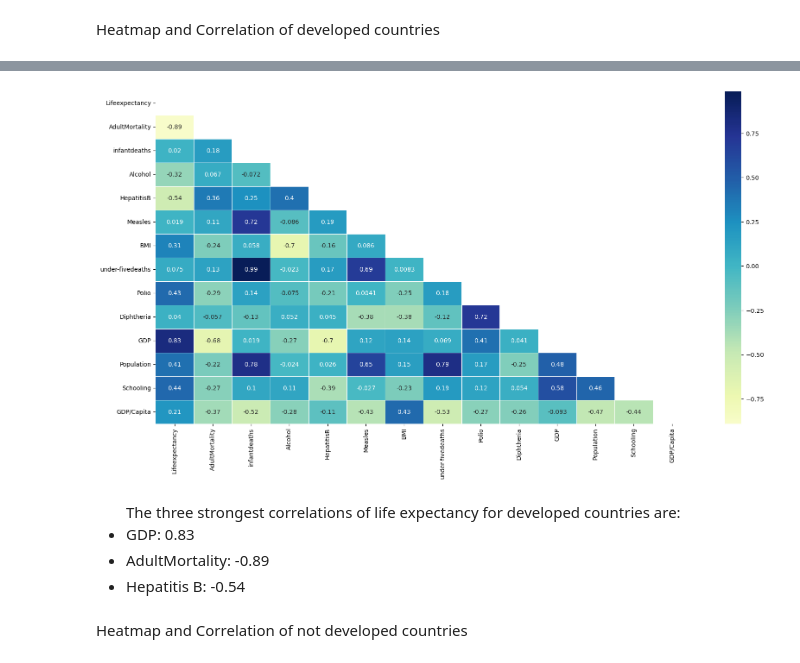
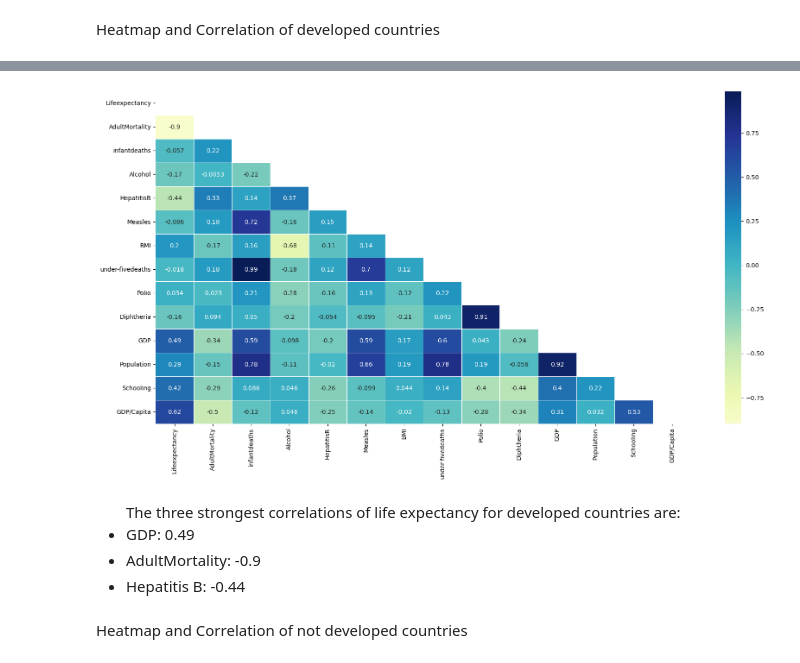
Before and after one commit to Nishaa95/BSIP_Assignment_2_Students, a Jupyter notebook: stats_asn_2_start.ipynb, the cells around one changed output, grey strips where cells are left out. Drawn from its saved outputs; the diff is of its cells as text; code cells hidden in the pictures.

```diff
--- a/stats_asn_2_start.ipynb
+++ b/stats_asn_2_start.ipynb
@@ -252,5 +242,0 @@ Removed Nan values and dropped Country column
-# %%
-dfLE= dfLE[dfLE["GDP"]<30000]
-dfLE=dfLE[dfLE["Measles"]<10000]
-dfLE=dfLE[dfLE["infantdeaths"]<200]
-dfLE=dfLE[dfLE["under-fivedeaths"]<200]
@@ -275,10 +269,10 @@ plt.show()
 Heatmap and Correlation of developed countries
 # %%
 #Calculate correlations and analyze.
-hmap_dev = dfLE.apply(pd.to_numeric, errors='coerce')
-hmap_dev=hmap_dev[hmap_dev["isDeveloped"]==1]
-hmap_dev = hmap_dev.drop(columns=["Country","isDeveloped"])
-hmap_dev = hmap_dev.corr()
-hmap_dev.head()
+corr_dev = dfLE.apply(pd.to_numeric, errors='coerce')
+corr_dev=corr_dev[corr_dev["isDeveloped"]==1]
+corr_dev = corr_dev.drop(columns=["Country","isDeveloped"])
+corr_dev = corr_dev.corr()
+corr_dev.head()
 # %% [output]
 |  | Lifeexpectancy | AdultMortality | infantdeaths | Alcohol | HepatitisB | Measles | BMI | under-fivedeaths | ... |
@@ -290,15 +284,15 @@ hmap_dev.head()
 # %%
-mask = np.triu(np.ones_like(hmap_dev, dtype=bool))
-sns.heatmap(hmap_dev, center=0, linewidths=.5, annot=True, cmap="YlGnBu", yticklabels=True, mask=mask)
+mask = np.triu(np.ones_like(corr_dev, dtype=bool))
+sns.heatmap(corr_dev, center=0, linewidths=.5, annot=True, cmap="YlGnBu", yticklabels=True, mask=mask)
 plt.show()
 # %% [output]
-[figure, old version]
+[figure, new version]
 # %% [markdown]
 <ul>
 The three strongest correlations of life expectancy for developed countries are:
-    <li>GDP: 0.83
-    <li>AdultMortality: -0.89
-    <li>Hepatitis B: -0.54
+    <li>GDP: 0.49
+    <li>AdultMortality: -0.9
+    <li>Hepatitis B: -0.44
 # %% [markdown]
 Heatmap and Correlation of not developed countries
 # %%
```
Also changed, not shown: parts of 32 cells of this notebook.
